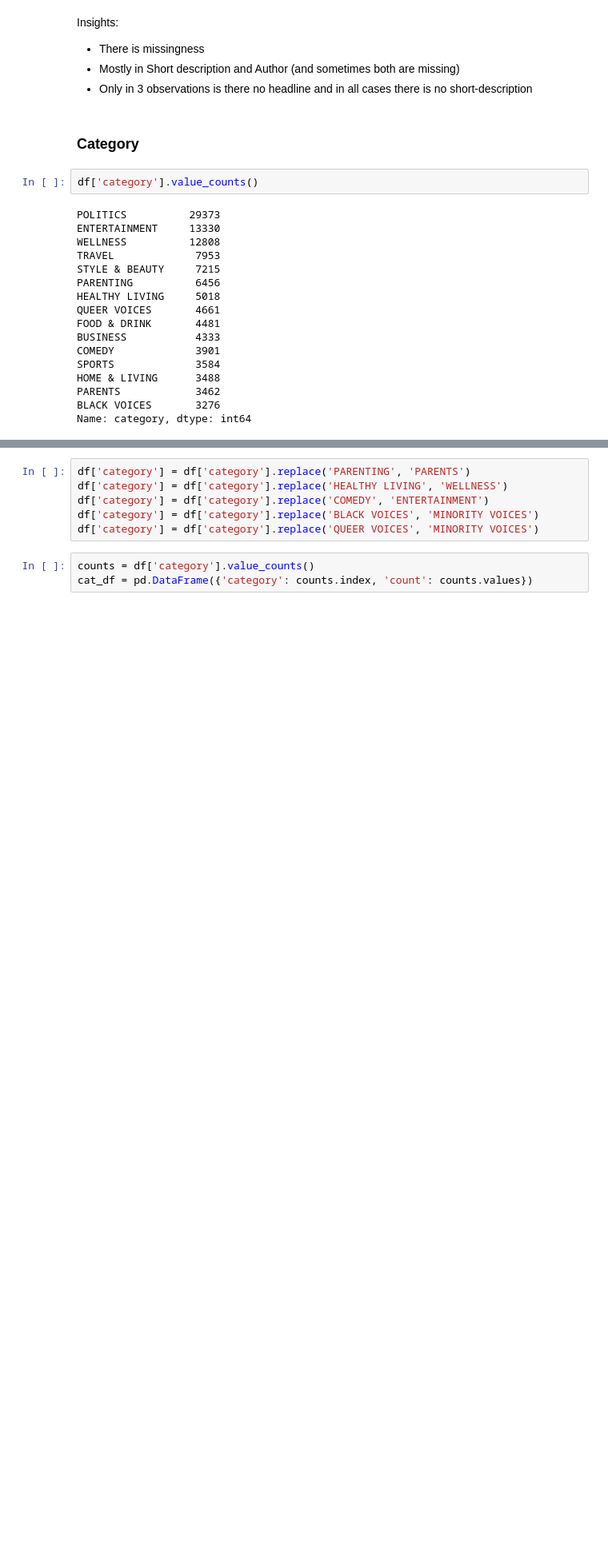
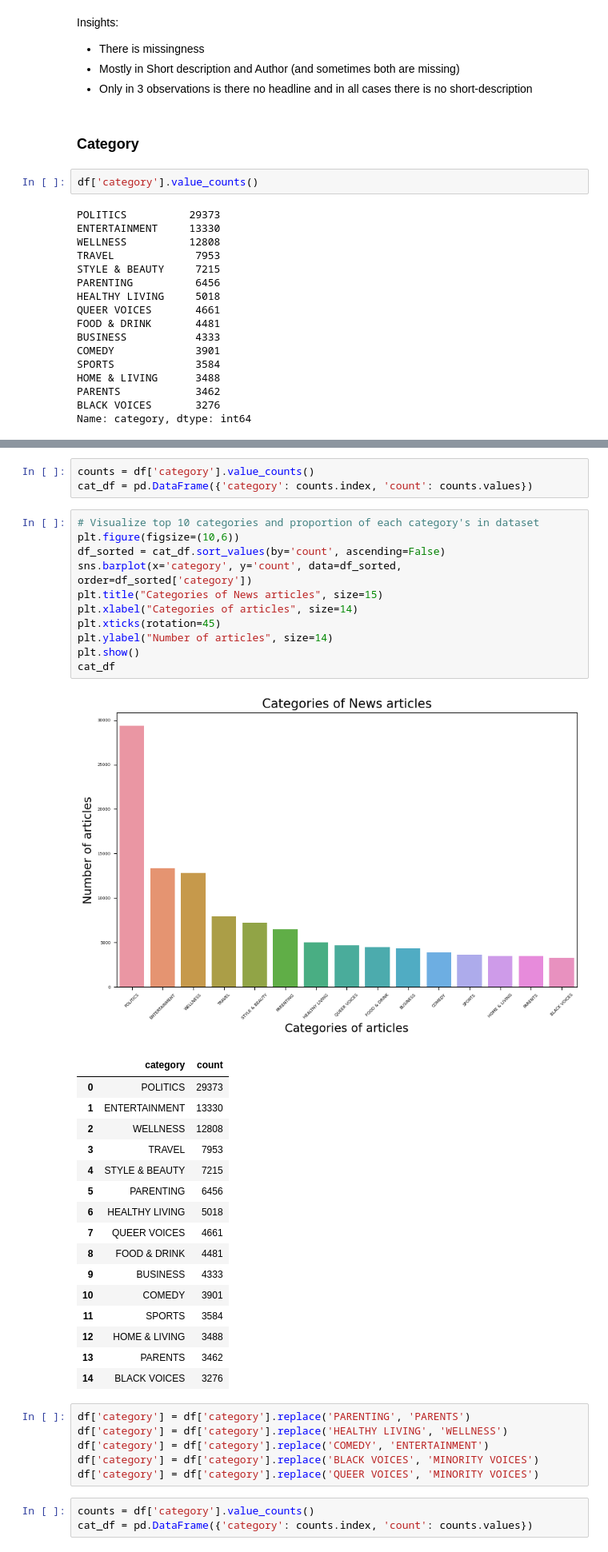
Before and after one commit to benjordan98/intelligent_sys_assignment2, a Jupyter notebook: code.ipynb, the cells around one changed output, grey strips where cells are left out. Shown at 80% size. Drawn from its saved outputs; the diff is of its cells as text; blank space fills up the shorter version.

```diff
--- a/code.ipynb
+++ b/code.ipynb
@@ -161,3 +199,35 @@ Name: category, dtype: int64
+# %%
+counts = df['category'].value_counts()
+cat_df = pd.DataFrame({'category': counts.index, 'count': counts.values})
+# %%
+# Visualize top 10 categories and proportion of each category's in dataset
+plt.figure(figsize=(10,6))
+df_sorted = cat_df.sort_values(by='count', ascending=False)
+sns.barplot(x='category', y='count', data=df_sorted, order=df_sorted['category'])
+plt.title("Categories of News articles", size=15)
+plt.xlabel("Categories of articles", size=14)
+plt.xticks(rotation=45)
+plt.ylabel("Number of articles", size=14)
+plt.show()
+cat_df
+# %% [output]
+[figure, added]
+|  | category | count |
+| 0 | POLITICS | 29373 |
+| 1 | ENTERTAINMENT | 13330 |
+| 2 | WELLNESS | 12808 |
+| 3 | TRAVEL | 7953 |
+| 4 | STYLE & BEAUTY | 7215 |
+| 5 | PARENTING | 6456 |
+| 6 | HEALTHY LIVING | 5018 |
+| 7 | QUEER VOICES | 4661 |
+| 8 | FOOD & DRINK | 4481 |
+| 9 | BUSINESS | 4333 |
+| 10 | COMEDY | 3901 |
+| 11 | SPORTS | 3584 |
+| 12 | HOME & LIVING | 3488 |
+| 13 | PARENTS | 3462 |
+| 14 | BLACK VOICES | 3276 |
 # %%
 df['category'] = df['category'].replace('PARENTING', 'PARENTS')
 df['category'] = df['category'].replace('HEALTHY LIVING', 'WELLNESS')
```
Also changed, not shown: parts of 13 cells of this notebook, 5 other files.
